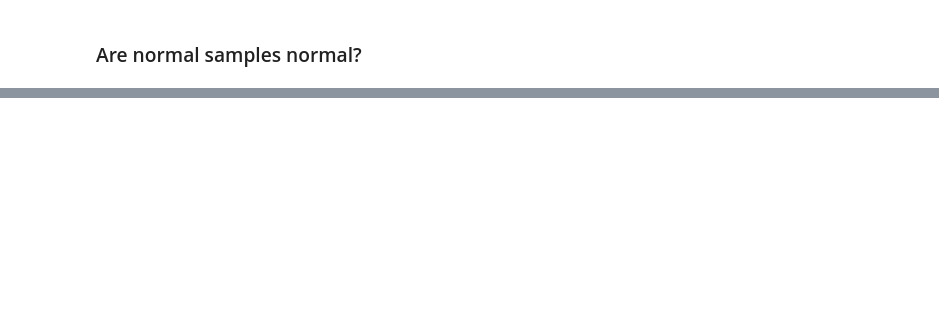
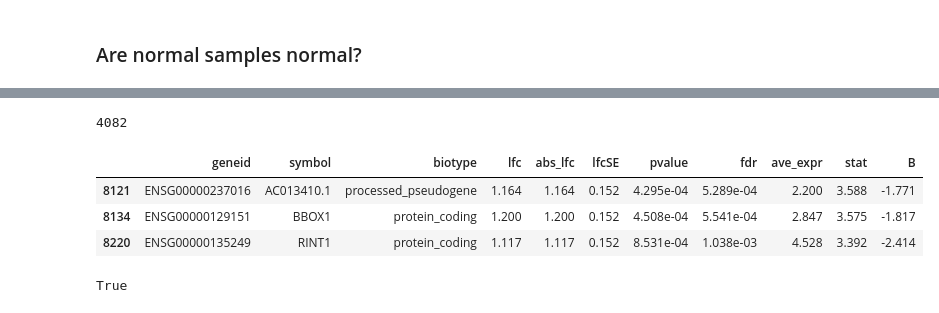
Before and after one commit to flalix/perturb_agent, a Jupyter notebook: notebooks/mtp_TCGA_54_PSI_all_PAADs_Cluster_DEGs.ipynb, the cells around one changed output, grey strips where cells are left out. Saved outputs shown, nothing was run; the diff lists cells and outputs as text; code cells hidden in the pictures; blank space fills up the shorter version.

Commit message:
deploy 0.3.003 combat cluster_degs

```diff
--- a/notebooks/mtp_TCGA_54_PSI_all_PAADs_Cluster_DEGs.ipynb
+++ b/notebooks/mtp_TCGA_54_PSI_all_PAADs_Cluster_DEGs.ipynb
@@ -445,3 +624,23 @@ df_lfc_ori
+# %%
+remove_list = ['Mt_rRNA', 'Mt_tRNA', 'TEC', 'TR_V_gene', 'lncRNA', 'misc_RNA',
+       'rRNA_pseudogene', 'scaRNA', 'snRNA', 'snoRNA',]
+
+df_degs_biotype = df_lfc_ori[ (df_lfc_ori.abs_lfc >= 1.0) & (df_lfc_ori.fdr < 0.05)  & (~df_lfc_ori.biotype.isin(remove_list)) ]
+print(len(df_degs_biotype))
+
+df_degs_biotype.tail(3)
+# %% [output]
+4082
+|  | geneid | symbol | biotype | lfc | abs_lfc | lfcSE | pvalue | fdr | ave_expr | stat | B |
+| 8121 | ENSG00000237016 | AC013410.1 | processed_pseudogene | 1.164 | 1.164 | 0.152 | 4.295e-04 | 5.289e-04 | 2.200 | 3.588 | -1.771 |
+| 8134 | ENSG00000129151 | BBOX1 | protein_coding | 1.200 | 1.200 | 0.152 | 4.508e-04 | 5.541e-04 | 2.847 | 3.575 | -1.817 |
+| 8220 | ENSG00000135249 | RINT1 | protein_coding | 1.117 | 1.117 | 0.152 | 8.531e-04 | 1.038e-03 | 4.528 | 3.392 | -2.414 |
+# %%
+from libs.Basic import write_txt
+
+write_txt("\n".join(df_degs_biotype.symbol[:2000]), f"degs_cluster_{nclu}_biotypes.txt", gdc.root_mprog_lfc)
+# %% [output]
+True
 # %%
 df_lfc_ori.columns
 # %%
```
Also changed, not shown: parts of 22 cells of this notebook.
